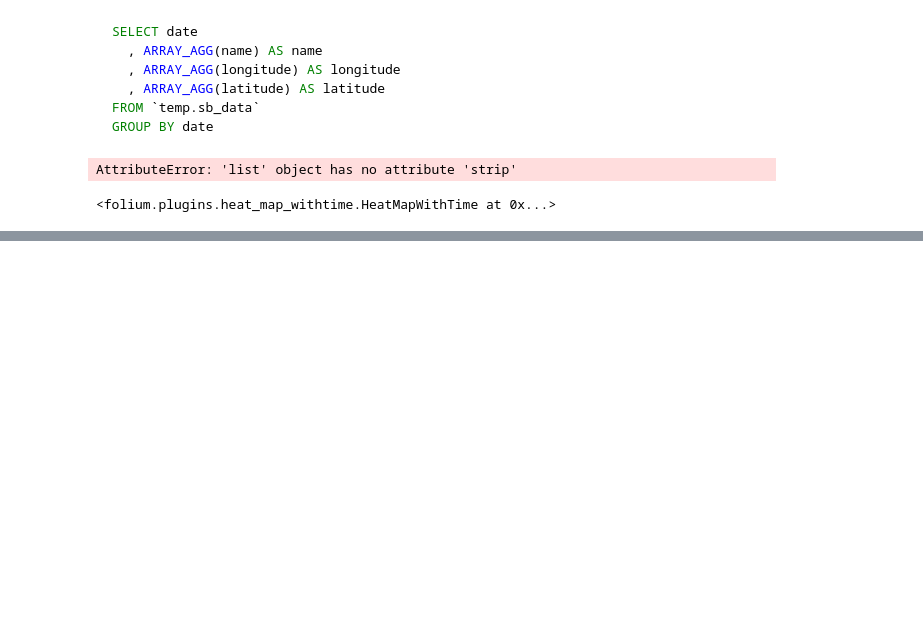
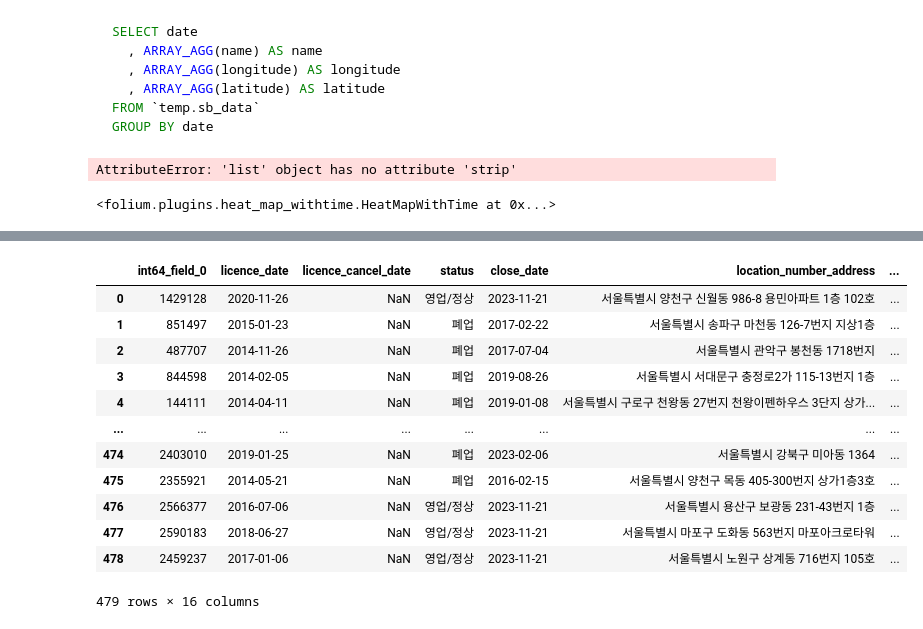
Before and after one commit to shoon95/gcp, a Jupyter notebook: pjt/subway.ipynb, the cells around one changed output, grey strips where cells are left out. Cells and saved outputs as stored; diff of their text form; code cells hidden in the pictures; blank space fills up the shorter version.

```diff
--- a/pjt/subway.ipynb
+++ b/pjt/subway.ipynb
@@ -148,0 +316,16 @@ df = pd.read_csv('store_keyword.csv')
+# %%
+sb_data_not_n10_trendy
+# %% [output]
+|  | int64_field_0 | licence_date | licence_cancel_date | status | close_date | location_number_address | ... |
+| 0 | 1429128 | 2020-11-26 | NaN | 영업/정상 | 2023-11-21 | 서울특별시 양천구 신월동 986-8 용민아파트 1층 102호 | ... |
+| 1 | 851497 | 2015-01-23 | NaN | 폐업 | 2017-02-22 | 서울특별시 송파구 마천동 126-7번지 지상1층 | ... |
+| 2 | 487707 | 2014-11-26 | NaN | 폐업 | 2017-07-04 | 서울특별시 관악구 봉천동 1718번지 | ... |
+| 3 | 844598 | 2014-02-05 | NaN | 폐업 | 2019-08-26 | 서울특별시 서대문구 충정로2가 115-13번지 1층 | ... |
+| 4 | 144111 | 2014-04-11 | NaN | 폐업 | 2019-01-08 | 서울특별시 구로구 천왕동 27번지 천왕이펜하우스 3단지 상가... | ... |
+| ... | ... | ... | ... | ... | ... | ... | ... |
+| 474 | 2403010 | 2019-01-25 | NaN | 폐업 | 2023-02-06 | 서울특별시 강북구 미아동 1364 | ... |
+| 475 | 2355921 | 2014-05-21 | NaN | 폐업 | 2016-02-15 | 서울특별시 양천구 목동 405-300번지 상가1층3호 | ... |
+| 476 | 2566377 | 2016-07-06 | NaN | 영업/정상 | 2023-11-21 | 서울특별시 용산구 보광동 231-43번지 1층 | ... |
+| 477 | 2590183 | 2018-06-27 | NaN | 영업/정상 | 2023-11-21 | 서울특별시 마포구 도화동 563번지 마포아크로타워 | ... |
+| 478 | 2459237 | 2017-01-06 | NaN | 영업/정상 | 2023-11-21 | 서울특별시 노원구 상계동 716번지 105호 | ... |
+479 rows × 16 columns
```
Also changed, not shown: parts of 108 cells of this notebook.
